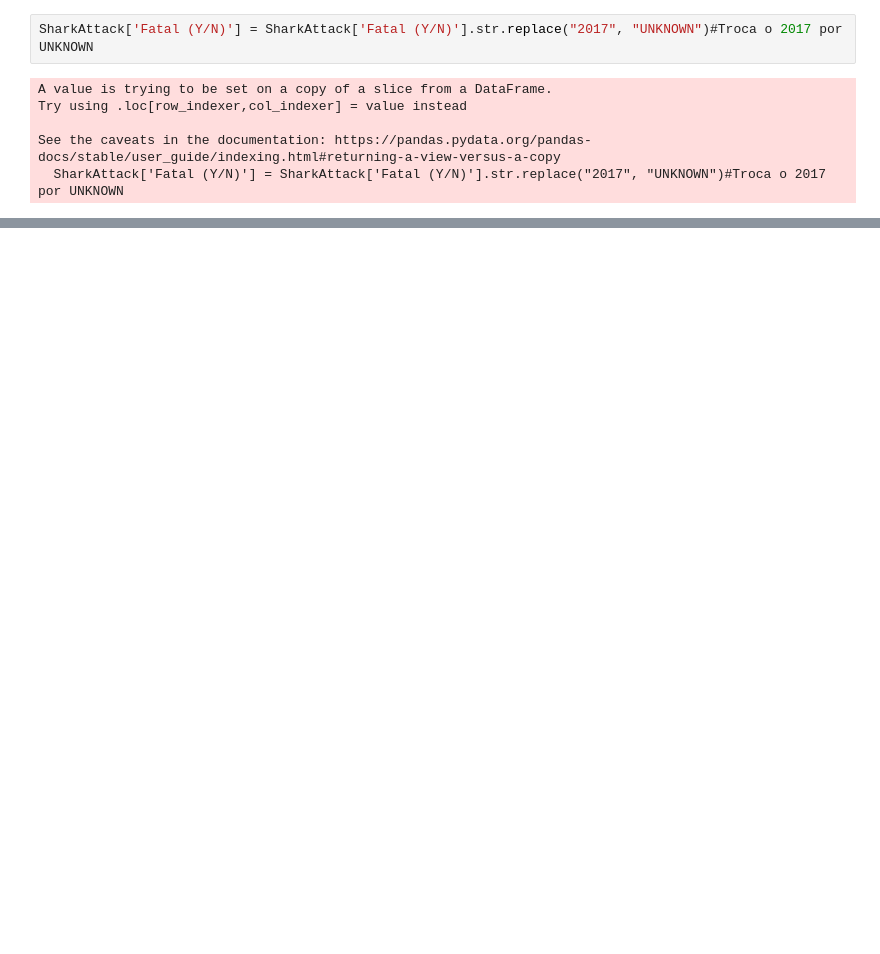
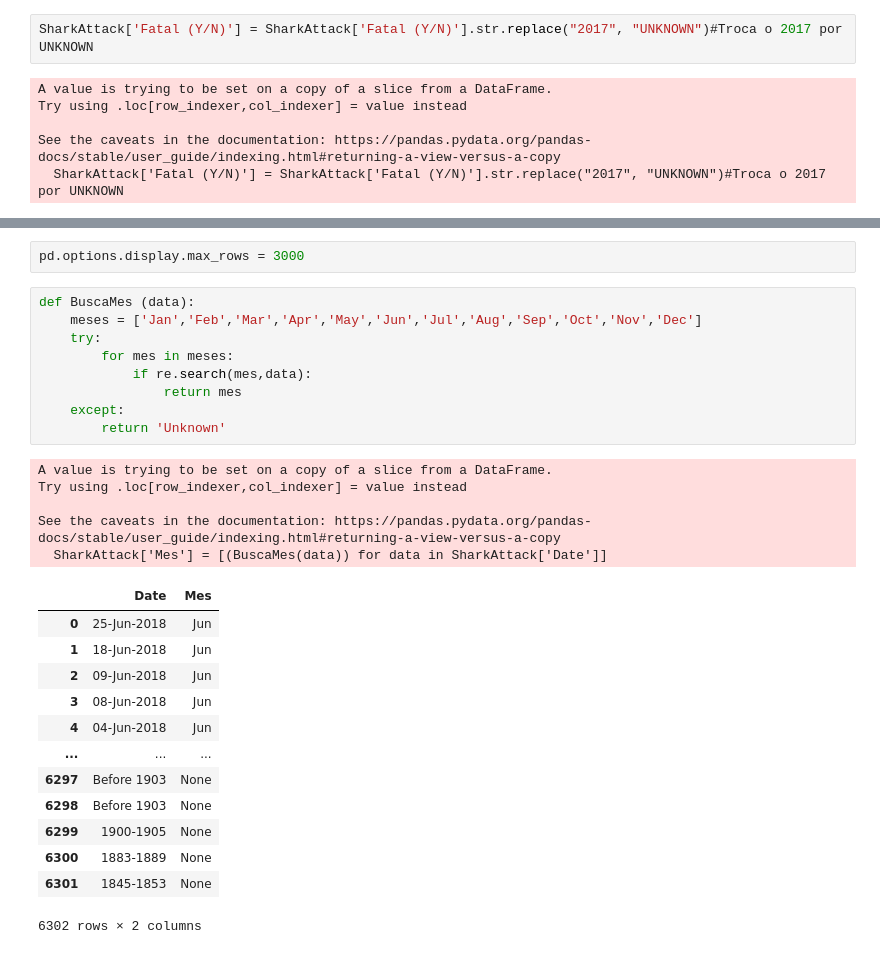
Before and after one commit to FlaviaLustosa/SharkAttack, a Jupyter notebook: SharkAttack-Flavia.ipynb, the cells around one changed output, grey strips where cells are left out. Saved outputs shown, nothing was run; the diff lists cells and outputs as text; blank space fills up the shorter version.

```diff
--- a/SharkAttack-Flavia.ipynb
+++ b/SharkAttack-Flavia.ipynb
@@ -217,0 +266,30 @@ Podemos concluir que de 6302 ataques, 4302 não foram fatais! Ou seja apenas 31.
+# %%
+pd.options.display.max_rows = 3000
+# %%
+def BuscaMes (data):
+    meses = ['Jan','Feb','Mar','Apr','May','Jun','Jul','Aug','Sep','Oct','Nov','Dec']
+    try:
+        for mes in meses:
+            if re.search(mes,data):
+                return mes
+    except:
+        return 'Unknown'
+# %% [output]
+A value is trying to be set on a copy of a slice from a DataFrame.
+Try using .loc[row_indexer,col_indexer] = value instead
+
+See the caveats in the documentation: https://pandas.pydata.org/pandas-docs/stable/user_guide/indexing.html#returning-a-view-versus-a-copy
+  SharkAttack['Mes'] = [(BuscaMes(data)) for data in SharkAttack['Date']]
+|  | Date | Mes |
+| 0 | 25-Jun-2018 | Jun |
+| 1 | 18-Jun-2018 | Jun |
+| 2 | 09-Jun-2018 | Jun |
+| 3 | 08-Jun-2018 | Jun |
+| 4 | 04-Jun-2018 | Jun |
+| ... | ... | ... |
+| 6297 | Before 1903 | None |
+| 6298 | Before 1903 | None |
+| 6299 | 1900-1905 | None |
+| 6300 | 1883-1889 | None |
+| 6301 | 1845-1853 | None |
+6302 rows × 2 columns
```
Also changed, not shown: parts of 24 cells of this notebook.
